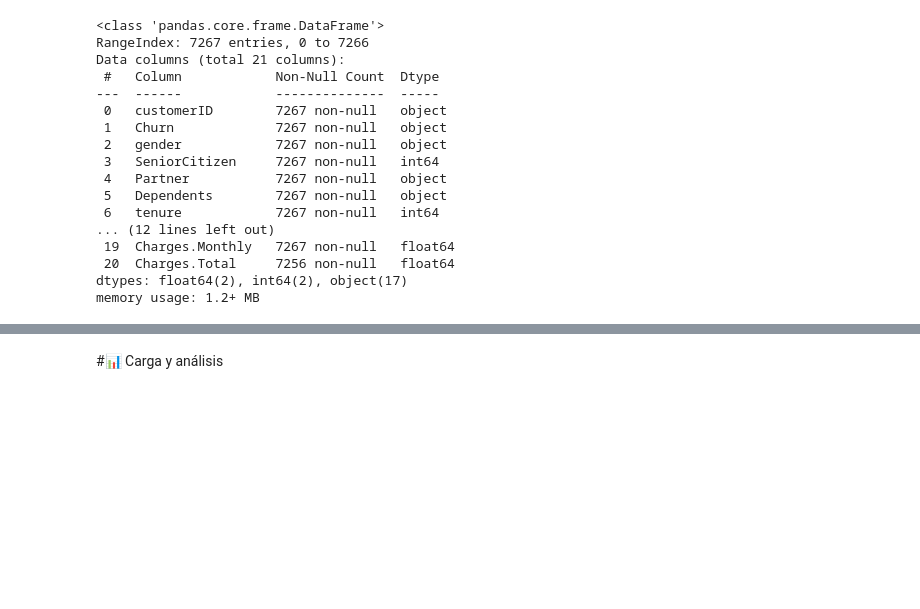
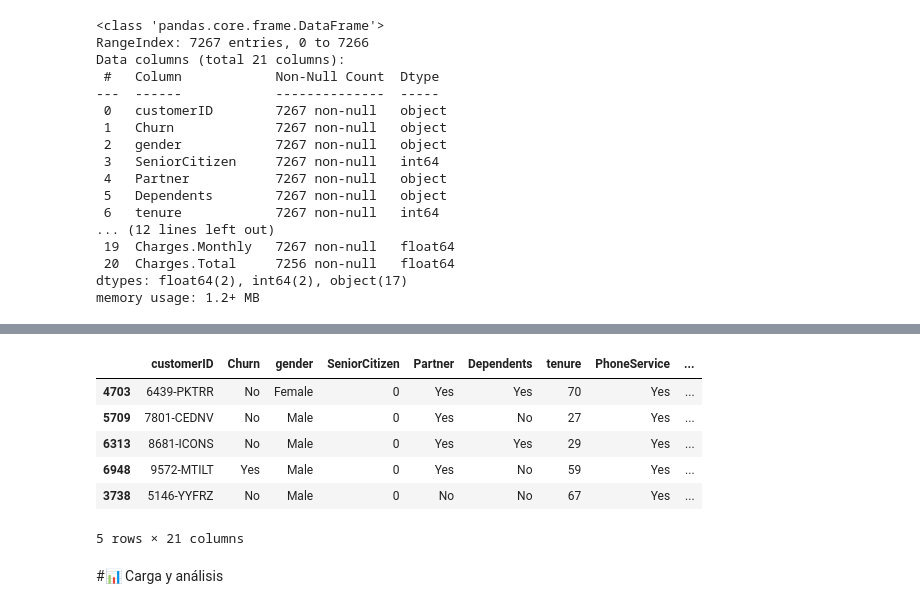
Before and after one commit to dialejo/Telecom-x, a Jupyter notebook: telecom_x_churn_analysis.ipynb, the cells around one changed output, grey strips where cells are left out. Saved outputs shown, nothing was run; the diff lists cells and outputs as text; code cells hidden in the pictures; blank space fills up the shorter version.

```diff
--- a/telecom_x_churn_analysis.ipynb
+++ b/telecom_x_churn_analysis.ipynb
@@ -166,2 +302,12 @@ memory usage: 1.2+ MB
+# %%
+df.sample(5)
+# %% [output]
+|  | customerID | Churn | gender | SeniorCitizen | Partner | Dependents | tenure | PhoneService | ... |
+| 4703 | 6439-PKTRR | No | Female | 0 | Yes | Yes | 70 | Yes | ... |
+| 5709 | 7801-CEDNV | No | Male | 0 | Yes | No | 27 | Yes | ... |
+| 6313 | 8681-ICONS | No | Male | 0 | Yes | Yes | 29 | Yes | ... |
+| 6948 | 9572-MTILT | Yes | Male | 0 | Yes | No | 59 | Yes | ... |
+| 3738 | 5146-YYFRZ | No | Male | 0 | No | No | 67 | Yes | ... |
+5 rows × 21 columns
 # %% [markdown]
 #📊 Carga y análisis
```
Also changed, not shown: parts of 22 cells of this notebook.
